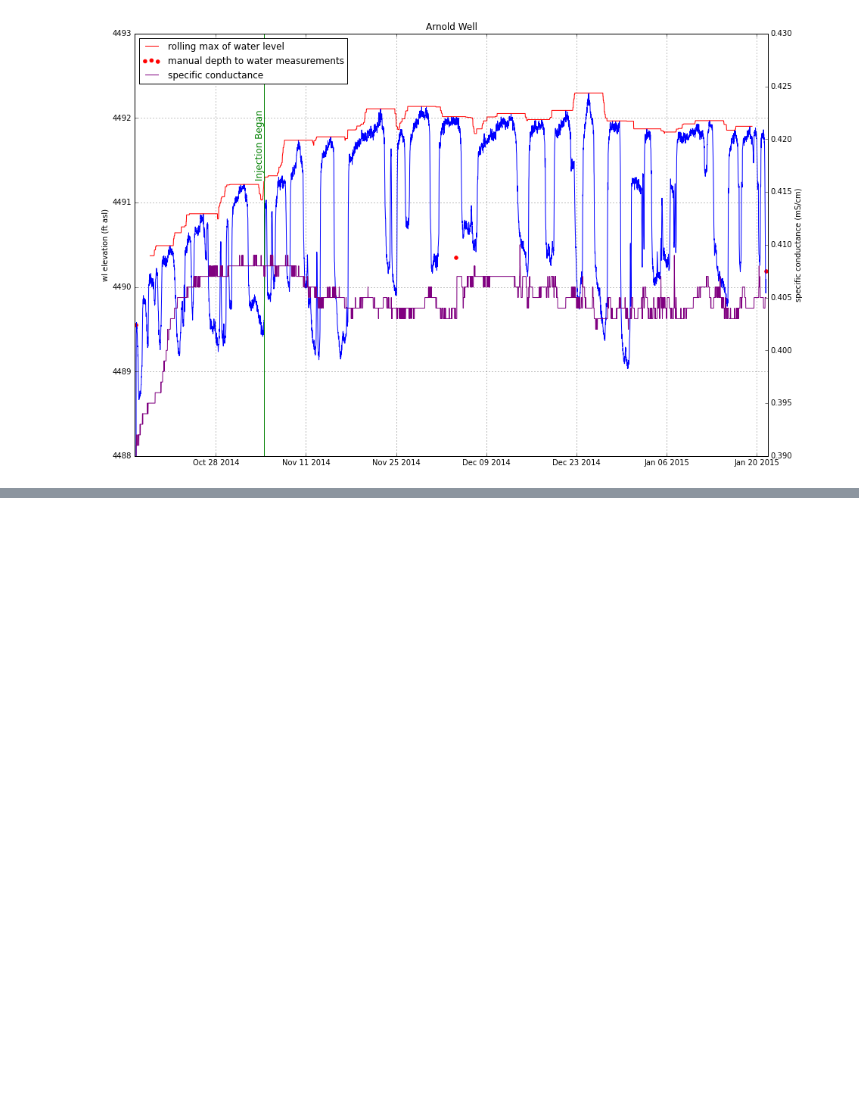
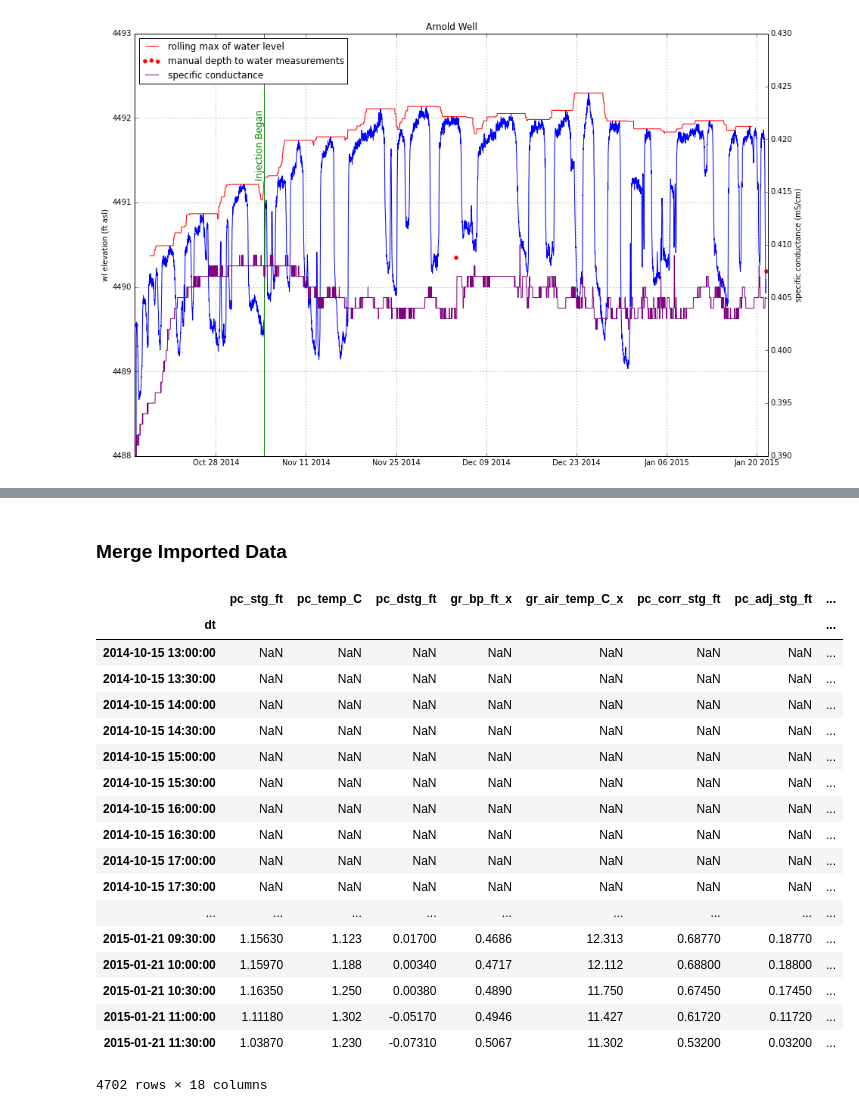
Before and after one commit to inkenbrandt/IPython, a Jupyter notebook: UMAR.ipynb, the cells around one changed output, grey strips where cells are left out. Cells and saved outputs as stored; diff of their text form; code cells hidden in the pictures; blank space fills up the shorter version.

```diff
--- a/UMAR.ipynb
+++ b/UMAR.ipynb
@@ -334,0 +378,14 @@ ax1.legend(h1+h2, l1+l2, loc=2)
+# %%
+USU = pd.merge(USU, baro, how='inner',left_index=True, right_index=True)
+# %%
+plt.figure()
+USU['corr_WL'] = USU['usu_water_above_trans_ft'] - USU['gr_bp_ft']
+USU['USU_dtw_ft']= 1376.930000*3.2808 + USU['usu_water_above_trans_ft']-
+x = USU.index.to_datetime()
+y = USU['corr_WL']
+plt.plot(x,y)
+plt.xlabel('date')
+plt.title('USU Well')
+plt.ylabel('absolute pressure in feet of water above transducer')
+plt.plot(['11/4/2014 11:16','11/4/2014 11:16'],[2,4], color='green')
+plt.text(x='11/3/2014 1:00',y=3.6,s='Injection Began',rotation=90,color='green',fontsize=12)
@@ -334,0 +394,26 @@ ax1.legend(h1+h2, l1+l2, loc=2)
+# %% [markdown]
+### Merge Imported Data
+# %%
+All = pd.merge(providence_creek, USU, how='outer',left_index=True, right_index=True)
+All = pd.merge(All, arnold_well, how='outer',left_index=True, right_index=True)
+All
+# %% [output]
+|  | pc_stg_ft | pc_temp_C | pc_dstg_ft | gr_bp_ft_x | gr_air_temp_C_x | pc_corr_stg_ft | pc_adj_stg_ft | ... |
+| dt |  |  |  |  |  |  |  | ... |
+| 2014-10-15 13:00:00 | NaN | NaN | NaN | NaN | NaN | NaN | NaN | ... |
+| 2014-10-15 13:30:00 | NaN | NaN | NaN | NaN | NaN | NaN | NaN | ... |
+| 2014-10-15 14:00:00 | NaN | NaN | NaN | NaN | NaN | NaN | NaN | ... |
+| 2014-10-15 14:30:00 | NaN | NaN | NaN | NaN | NaN | NaN | NaN | ... |
+| 2014-10-15 15:00:00 | NaN | NaN | NaN | NaN | NaN | NaN | NaN | ... |
+| 2014-10-15 15:30:00 | NaN | NaN | NaN | NaN | NaN | NaN | NaN | ... |
+| 2014-10-15 16:00:00 | NaN | NaN | NaN | NaN | NaN | NaN | NaN | ... |
+| 2014-10-15 16:30:00 | NaN | NaN | NaN | NaN | NaN | NaN | NaN | ... |
+| 2014-10-15 17:00:00 | NaN | NaN | NaN | NaN | NaN | NaN | NaN | ... |
+| 2014-10-15 17:30:00 | NaN | NaN | NaN | NaN | NaN | NaN | NaN | ... |
+| ... | ... | ... | ... | ... | ... | ... | ... | ... |
+| 2015-01-21 09:30:00 | 1.15630 | 1.123 | 0.01700 | 0.4686 | 12.313 | 0.68770 | 0.18770 | ... |
+| 2015-01-21 10:00:00 | 1.15970 | 1.188 | 0.00340 | 0.4717 | 12.112 | 0.68800 | 0.18800 | ... |
+| 2015-01-21 10:30:00 | 1.16350 | 1.250 | 0.00380 | 0.4890 | 11.750 | 0.67450 | 0.17450 | ... |
+| 2015-01-21 11:00:00 | 1.11180 | 1.302 | -0.05170 | 0.4946 | 11.427 | 0.61720 | 0.11720 | ... |
+| 2015-01-21 11:30:00 | 1.03870 | 1.230 | -0.07310 | 0.5067 | 11.302 | 0.53200 | 0.03200 | ... |
+4702 rows × 18 columns
```
Also changed, not shown: parts of 19 cells of this notebook, 1 other file.
